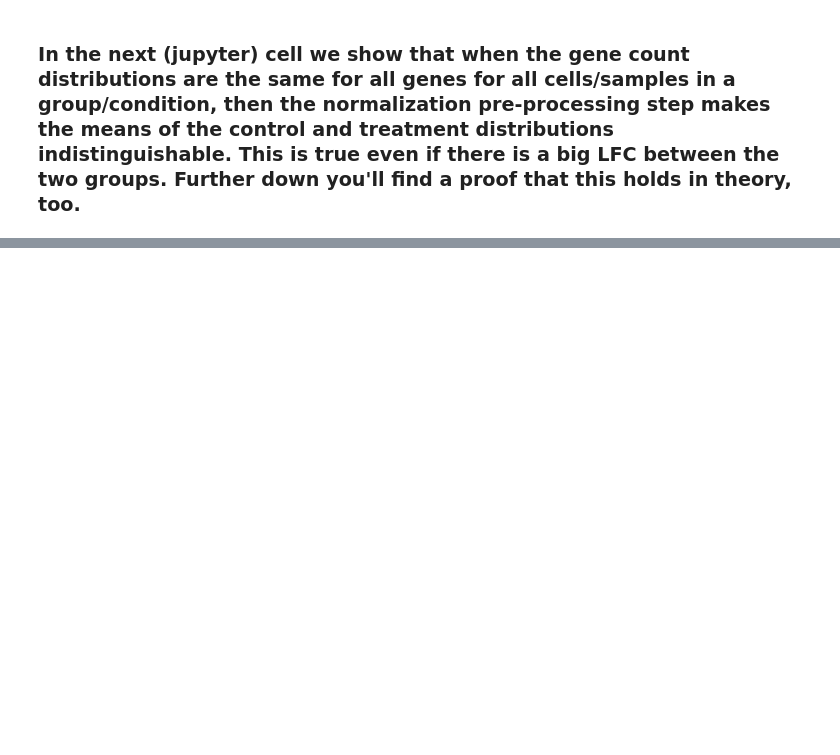
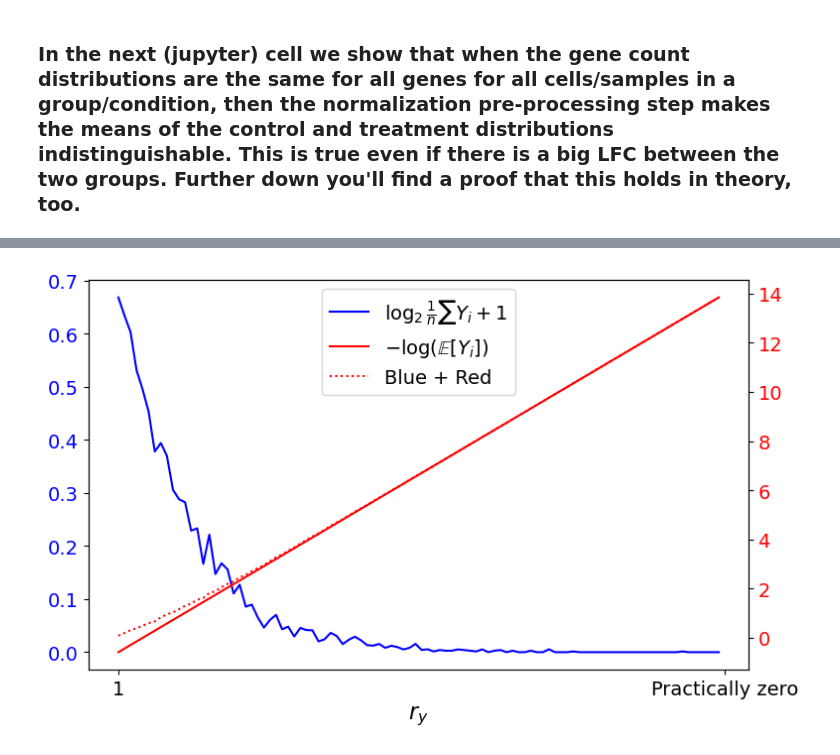
Before and after one commit to okviman/DE-ZILN, a Jupyter notebook: notebooks/test_ZILN_vs_scanpy_and_seurat.ipynb, the cells around one changed output, grey strips where cells are left out. Cells and saved outputs as stored; diff of their text form; code cells hidden in the pictures; blank space fills up the shorter version.

```diff
--- a/notebooks/test_ZILN_vs_scanpy_and_seurat.ipynb
+++ b/notebooks/test_ZILN_vs_scanpy_and_seurat.ipynb
@@ -110,0 +222,51 @@ plt.show()
+# %%
+p = 0.6
+n = int(1e1)
+
+means = []
+rs = np.exp(np.linspace(-10, 0, 100))[::-1]
+for r in rs:
+    x_n = np.random.negative_binomial(r, p, size=(100, n))
+    means.append(np.mean(np.log2(np.mean(x_n, axis=1) + 1), axis=0))
+
+
+plt.rcParams.update({
+    'font.size': 14,       # base font size
+    'axes.labelsize': 16,  # axes labels
+    'xtick.labelsize': 14, # x-tick labels
+    'ytick.labelsize': 14, # y-tick labels
+    'legend.fontsize': 14  # legend font size
+})
+
+fig, ax1 = plt.subplots(figsize=(8, 5))
+
+# Plot the first line on the primary y-axis
+color1 = 'blue'
+ax1.plot(means, label=r'$\log_2\frac{1}{n}\sum Y_{i} + 1$', color=color1)
+ax1.set_xlabel(r"$r_y$")
+# ax1.set_ylabel(r'$\mathbb{E}\left[\log(\frac{1}{n}\sum Y_i + 1)\right]$', color=color1)
+ax1.tick_params(axis='y', labelcolor=color1)
+
+# Create a second y-axis sharing the same x-axis
+ax2 = ax1.twinx()
+
+# Plot the second line on the secondary y-axis
+color2 = 'red'
+ax2.plot(-np.log2(rs * p / (1 - p)), label=r'$-\log(\mathbb{E}[Y_i])$', color=color2)
+ax2.plot(np.array(means) - np.log2(rs * p / (1 - p)), label=r'Blue + Red', color=color2, linestyle=':')
+# ax2.set_ylabel(r'$-\log r_y$', color=color2)
+ax2.tick_params(axis='y', labelcolor=color2)
+
+# Adjust x-ticks and labels
+ax1.set_xticks([0, len(means)])
+ax1.set_xticklabels([1, "Practically zero"])
+
+# Combine legends from both axes
+lines1, labels1 = ax1.get_legend_handles_labels()
+lines2, labels2 = ax2.get_legend_handles_labels()
+ax1.legend(lines1 + lines2, labels1 + labels2, loc='upper center')
+
+plt.tight_layout()
+plt.show()
+# %% [output]
+[figure, added]
```
Also changed, not shown: parts of 7 cells of this notebook.
